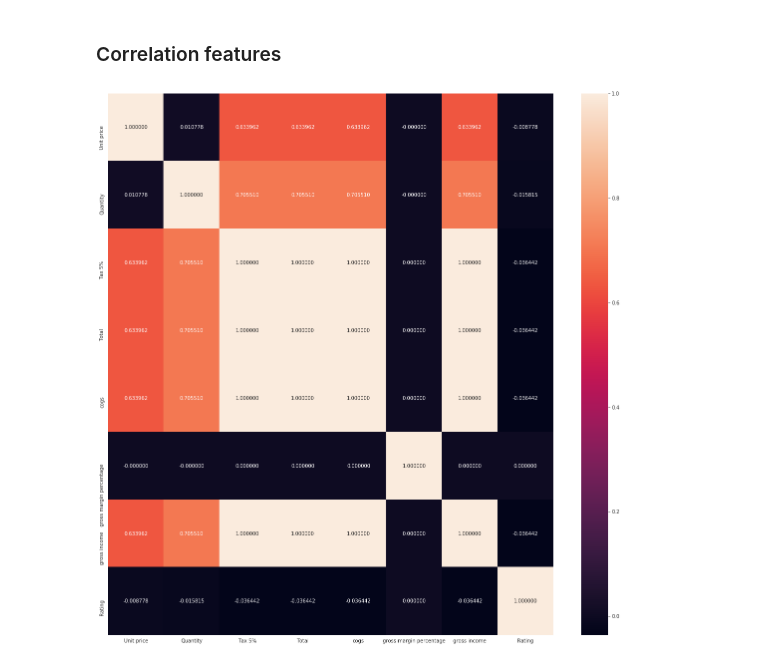
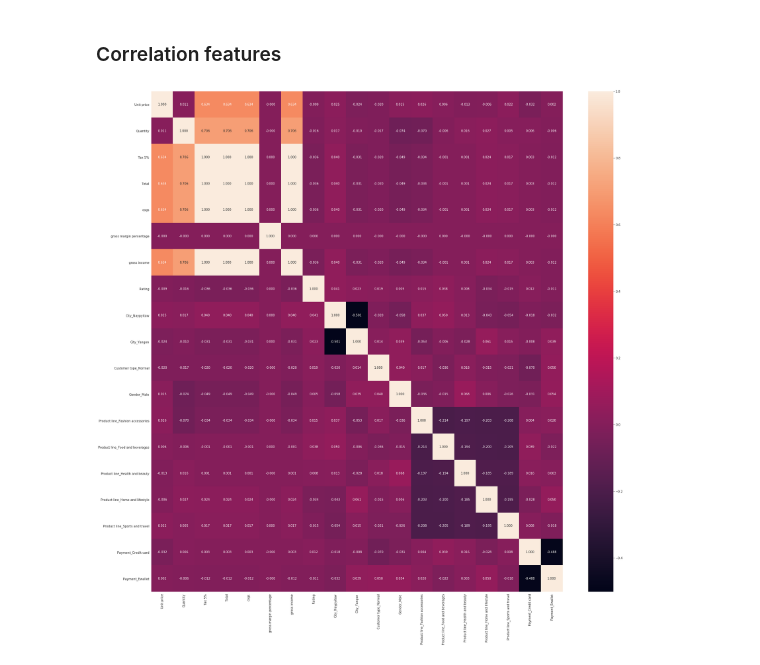
Before and after one commit to AAntunesNDS/supermarkt-sales, a Jupyter notebook: SupermarketSales.ipynb, the cells around one changed output. Drawn from its saved outputs; the diff is of its cells as text; code cells hidden in the pictures.

```diff
--- a/SupermarketSales.ipynb
+++ b/SupermarketSales.ipynb
@@ -119,0 +209,4 @@ data.groupby('Gender', as_index=False).Total.sum()
+# %%
+cat_columns  = data.select_dtypes(['object']).columns
+cat_columns = ['City', 'Customer type', 'Gender',
+               'Product line', 'Payment']
@@ -119,0 +222,3 @@ data.groupby('Gender', as_index=False).Total.sum()
+# %%
+data = pd.get_dummies(data, columns=cat_columns, prefix=cat_columns, drop_first=True)
+data.head()
@@ -120,9 +233,9 @@ data.groupby('Gender', as_index=False).Total.sum()
 # %% [markdown]
 ### Correlation features
 # %%
-fig= plt.figure(figsize=(20,20))
-sns.heatmap(data.corr(), annot=True, fmt="f")
+fig= plt.figure(figsize=(30,30))
+sns.heatmap(data.corr(), annot=True, fmt='.3f')
 sns.set_style("whitegrid")
 plt.show()
 # %% [output]
-[figure, old version]
+[figure, new version]
```
Also changed, not shown: parts of 21 cells of this notebook.
